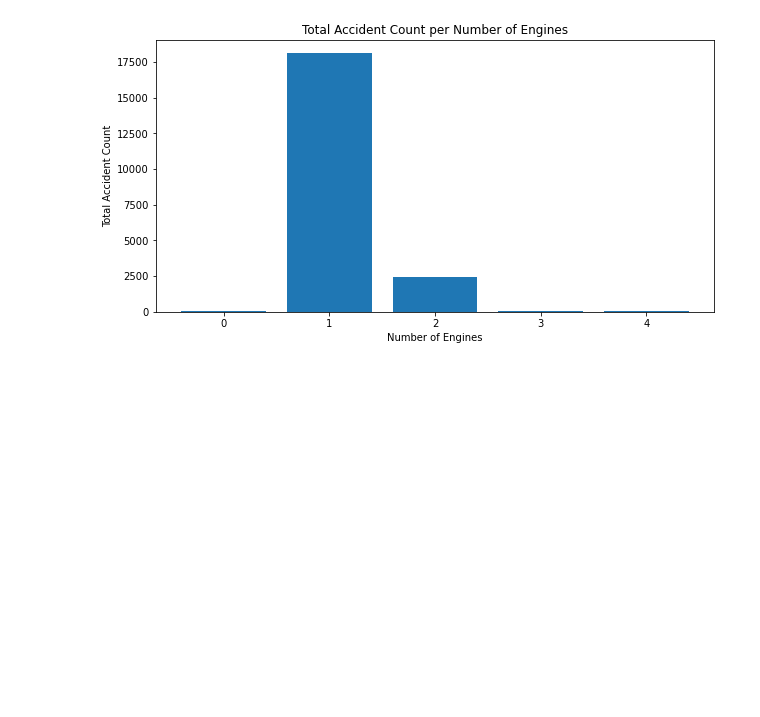
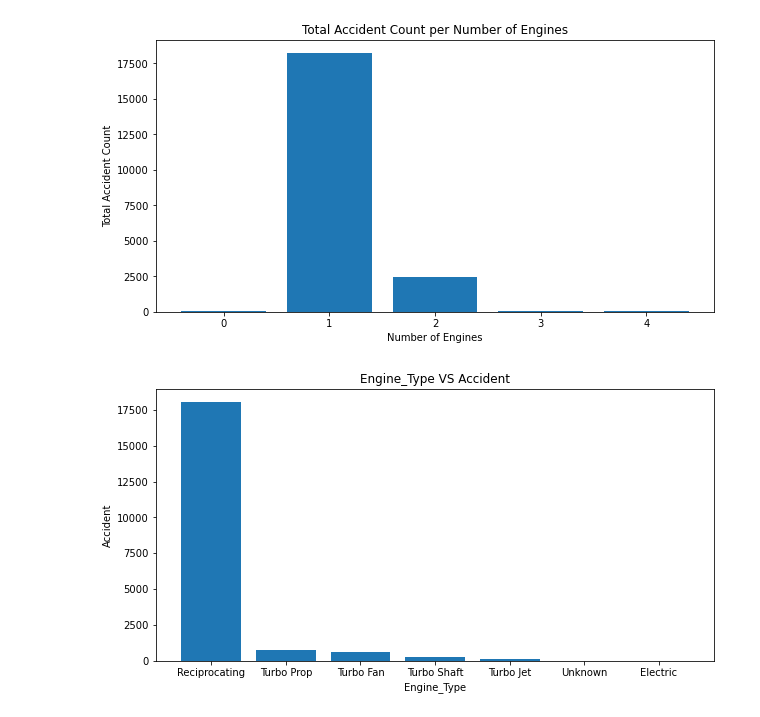
Before and after one commit to ermiyas-sidama/Aircraft_Risk_Analysis, a Jupyter notebook: Aircraft_Purchasing_Decision_Analysis.ipynb, the cells around one changed output. Drawn from its saved outputs; the diff is of its cells as text; code cells hidden in the pictures; blank space fills up the shorter version.

```diff
--- a/Aircraft_Purchasing_Decision_Analysis.ipynb
+++ b/Aircraft_Purchasing_Decision_Analysis.ipynb
@@ -205,0 +203,16 @@ ax.set_ylabel('Total Accident Count')
+# %%
+## Ermiyas: make a visual type of engine vs # of accidents
+
+fig, ax = plt.subplots(figsize=(10,5))
+x = new_df['Engine.Type'].value_counts().index
+y = new_df['Engine.Type'].value_counts().values
+ax.bar(x,y)
+ax.set_title('Engine_Type VS Accident')
+ax.set_xlabel('Engine_Type')
+ax.set_ylabel('Accident');
+
+## make title format consistent
+## avoid airplanes with reciprocating engine because the graph shows that
+## airplanes with this type of engine have the most amount of accidents.
+# %% [output]
+[figure, added]
```
Also changed, not shown: parts of 26 cells of this notebook.
